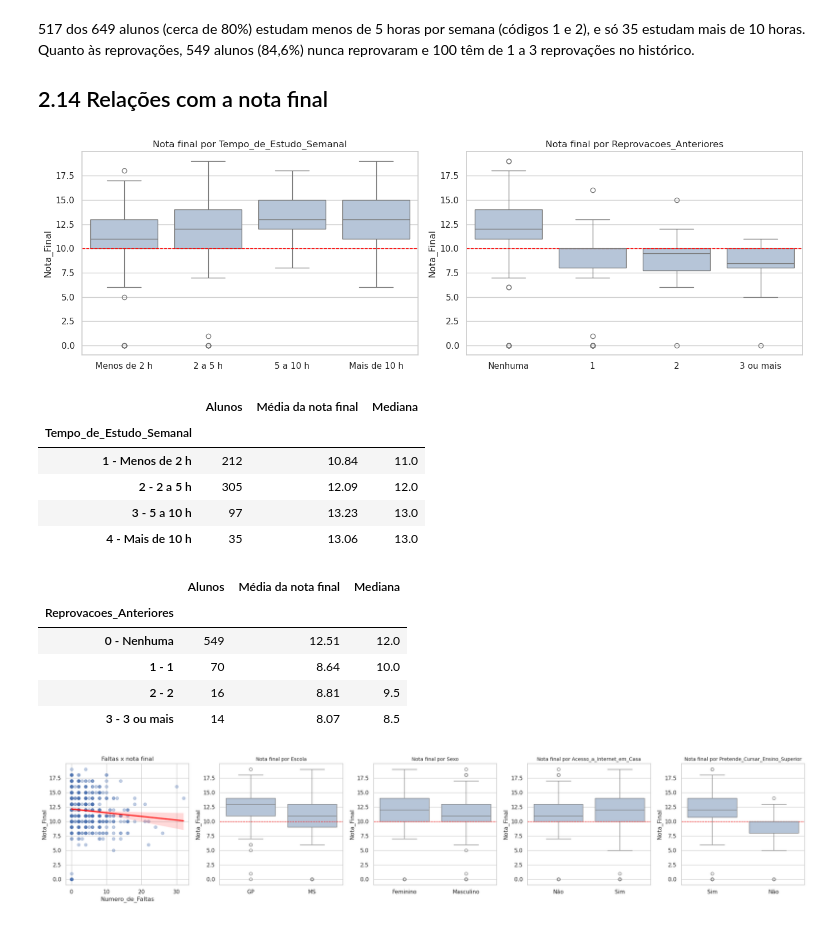
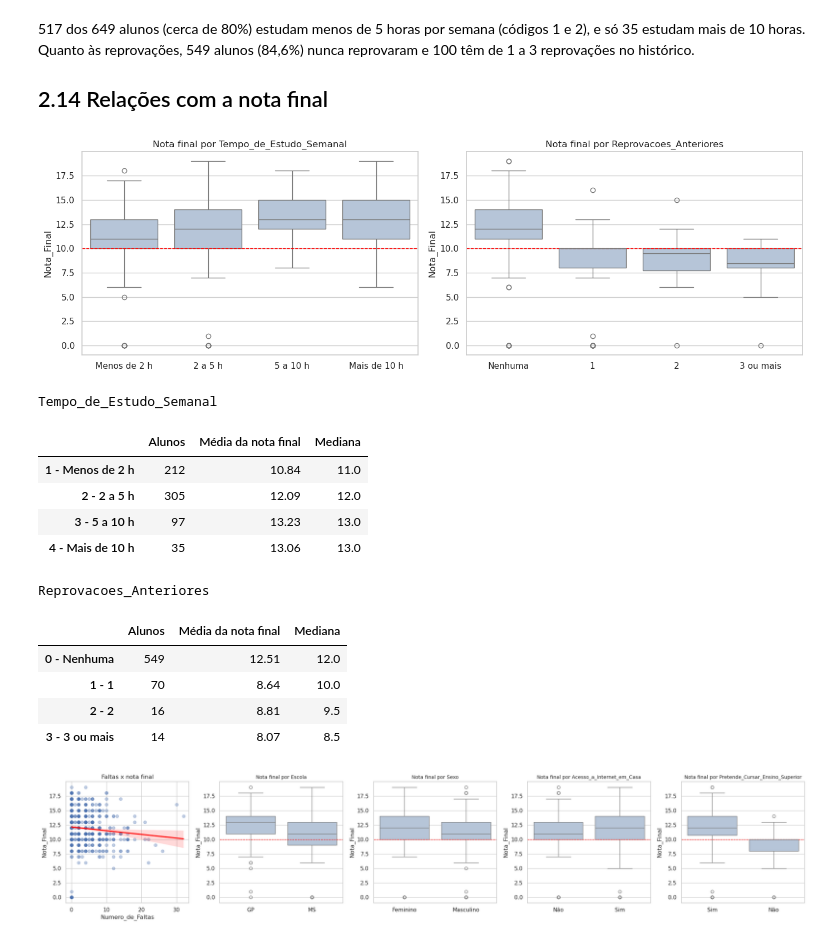
Before and after one commit to CinthiaMabuchi/Projeto_Final_Machine_Learning, a Jupyter notebook: projeto_final_ML_v3.ipynb, the cells around one changed output. Drawn from its saved outputs; the diff is of its cells as text; code cells hidden in the pictures.

```diff
--- a/projeto_final_ML_v2.ipynb
+++ b/projeto_final_ML_v3.ipynb
@@ -475,14 +482,21 @@ A distribuição das faltas é bem assimétrica: metade dos alunos tem até 2 fa
 ## 2.13 Tempo de estudo e reprovações anteriores
 # %%
 fig, axes = plt.subplots(1, 2, figsize=(14, 4))
-for ax, coluna in zip(axes, ["Tempo_de_Estudo_Semanal", "Reprovacoes_Anteriores"]):
+
+for i, coluna in enumerate(["Tempo_de_Estudo_Semanal", "Reprovacoes_Anteriores"]):
     ordem = sorted(df[coluna].unique())
-    sns.countplot(x=df[coluna], order=ordem, ax=ax, color="steelblue")
-    ax.set_xticks(range(len(ordem)))
-    ax.set_xticklabels([f"{c}\n{dicionario_codigos[coluna][c]}" for c in ordem])
-    ax.set_title(coluna); ax.set_xlabel("Código e significado"); ax.set_ylabel("Alunos")
-    ax.bar_label(ax.containers[0])
-plt.tight_layout(); plt.show()
+    sns.countplot(x=df[coluna], order=ordem, ax=axes[i], color="steelblue")
+    # troca o código pelo significado no eixo
+    rotulos = [f"{c}\n{dicionario_codigos[coluna][c]}" for c in ordem]
+    axes[i].set_xticks(range(len(ordem)))
+    axes[i].set_xticklabels(rotulos)
+    axes[i].set_title(coluna)
+    axes[i].set_xlabel("Código e significado")
+    axes[i].set_ylabel("Alunos")
+    axes[i].bar_label(axes[i].containers[0])
+
+plt.tight_layout()
+plt.show()
 # %% [output]
 [figure]
 # %% [markdown]
@@ -491,31 +505,35 @@ plt.tight_layout(); plt.show()
 ## 2.14 Relações com a nota final
 # %%
 fig, axes = plt.subplots(1, 2, figsize=(14, 4.5))
-for ax, coluna in zip(axes, ["Tempo_de_Estudo_Semanal", "Reprovacoes_Anteriores"]):
+
+for i, coluna in enumerate(["Tempo_de_Estudo_Semanal", "Reprovacoes_Anteriores"]):
     ordem = sorted(df[coluna].unique())
-    sns.boxplot(x=df[coluna], y=df["Nota_Final"], order=ordem, ax=ax, color="lightsteelblue")
-    ax.set_xticks(range(len(ordem)))
-    ax.set_xticklabels([dicionario_codigos[coluna][c] for c in ordem])
-    ax.axhline(10, color="red", linestyle="--", linewidth=1)
-    ax.set_title(f"Nota final por {coluna}"); ax.set_xlabel("")
-plt.tight_layout(); plt.show()
+    sns.boxplot(x=df[coluna], y=df["Nota_Final"], order=ordem, ax=axes[i], color="lightsteelblue")
+    axes[i].set_xticks(range(len(ordem)))
+    axes[i].set_xticklabels([dicionario_codigos[coluna][c] for c in ordem])
+    axes[i].axhline(10, color="red", linestyle="--", linewidth=1)
+    axes[i].set_title("Nota final por " + coluna)
+    axes[i].set_xlabel("")
+
+plt.tight_layout()
+plt.show()
 
 for coluna in ["Tempo_de_Estudo_Semanal", "Reprovacoes_Anteriores"]:
     resumo = df.groupby(coluna)["Nota_Final"].agg(["count", "mean", "median"]).round(2)
+    resumo.columns = ["Alunos", "Média da nota final", "Mediana"]
     resumo.index = [f"{c} - {dicionario_codigos[coluna][c]}" for c in resumo.index]
-    resumo.columns = ["Alunos", "Média da nota final", "Mediana"]
-    resumo.index.name = coluna
+    print(coluna)
     display(resumo)
 # %% [output]
 [figure]
+Tempo_de_Estudo_Semanal
 |  | Alunos | Média da nota final | Mediana |
-| Tempo_de_Estudo_Semanal |  |  |  |
 | 1 - Menos de 2 h | 212 | 10.84 | 11.0 |
 | 2 - 2 a 5 h | 305 | 12.09 | 12.0 |
 | 3 - 5 a 10 h | 97 | 13.23 | 13.0 |
 | 4 - Mais de 10 h | 35 | 13.06 | 13.0 |
+Reprovacoes_Anteriores
 |  | Alunos | Média da nota final | Mediana |
-| Reprovacoes_Anteriores |  |  |  |
 | 0 - Nenhuma | 549 | 12.51 | 12.0 |
 | 1 - 1 | 70 | 8.64 | 10.0 |
 | 2 - 2 | 16 | 8.81 | 9.5 |
```
Also changed, not shown: parts of 88 cells of this notebook, 6 other files.
